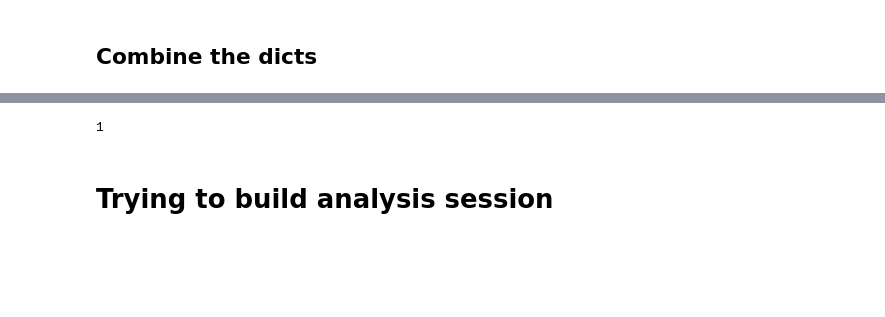
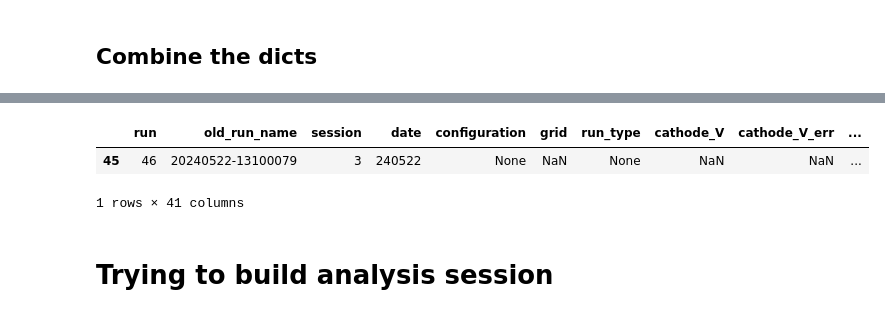
Before and after one commit to jbane11/nexo, a Jupyter notebook: Lab028/osci/Session_analysis.ipynb, the cells around one changed output, grey strips where cells are left out. Cells and saved outputs as stored; diff of their text form; code cells hidden in the pictures; blank space fills up the shorter version.

```diff
--- a/Lab028/osci/Session_analysis.ipynb
+++ b/Lab028/osci/Session_analysis.ipynb
@@ -1194,12 +1166,12 @@ WF_dict
 # %%
 ## analysis file name - session_date-analysis_verision.h5
 ## example file name - 001_230202_analysis_01.h5
+
+RunDatabase.query(f"run==46")
+# %% [output]
+|  | run | old_run_name | session | date | configuration | grid | run_type | cathode_V | cathode_V_err | ... |
+| 45 | 46 | 20240522-13100079 | 3 | 240522 | None | NaN | None | NaN | NaN | ... |
+1 rows × 41 columns
-# %%
-med_typing= ["vacuum","Gas Xenon", "Liquid Xenon"]
-
-med_typing.index("Gas Xenon")
-# %% [output]
-1
 # %% [markdown]
 # Trying to build analysis session
 # %%
```
Also changed, not shown: parts of 20 cells of this notebook.
